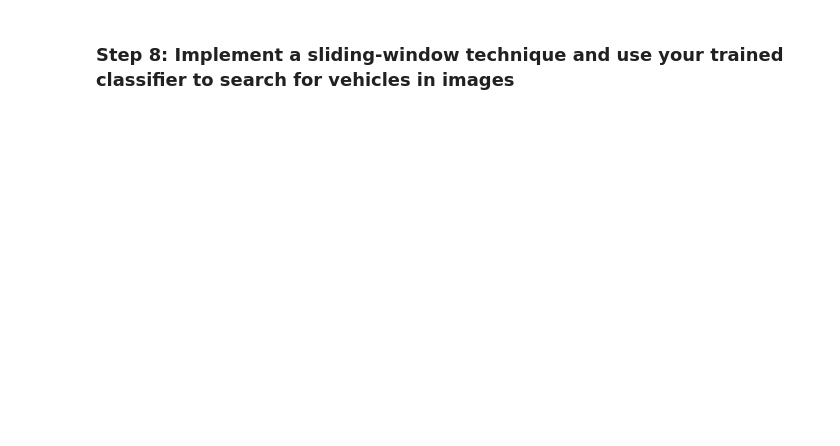
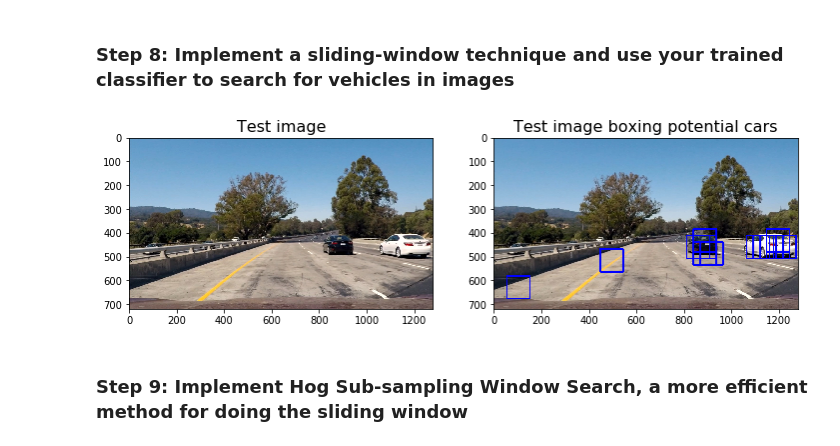
Before and after one commit to miguelangel/sdcnd--07_vehicle-detection-and-tracking, a Jupyter notebook: vehicle_detection_and_tracking.ipynb, the cells around one changed output. Drawn from its saved outputs; the diff is of its cells as text; code cells hidden in the pictures; blank space fills up the shorter version.

```diff
--- a/vehicle_detection_and_tracking.ipynb
+++ b/vehicle_detection_and_tracking.ipynb
@@ -348,7 +385,7 @@ Features variance after normalization: 1.00
 svc = LinearSVC()
 
 # Parameters
-parameters = {'C':[0.1, 1, 10]}
+parameters = {'C':[0.01, 0.05, 0.1]}
 
 # Check the training time for the SVC
 t=time.time()
@@ -487,0 +518,29 @@ image = mpimg.imread('./test_images/test1.jpg')
+# %%
+# Test our sliding-window technique on a sample image
+img = mpimg.imread('./test_images/test1.jpg')
+draw_img = np.copy(img)
+
+# The following line is only needed when training
+# is performed with .png images (scaled 0 to 1 by mpimg)
+# and the test image is a .jpg (scaled 0 to 255)
+img = img.astype(np.float32)/255
+
+# Create windows where to search
+windows = slide_window(img, x_start_stop=[None, None], y_start_stop=y_start_stop,
+                    xy_window=(96, 96), xy_overlap=(0.7, 0.7))
+
+# Search windows where cars have been found
+hot_windows = search_windows(img, windows, clf, X_scaler, conv=conv, orient=orient,
+                pix_per_cell=pix_per_cell, cell_per_block=cell_per_block, hog_channel=hog_channel,
+                spatial_size=spatial_size, hist_bins=hist_bins, hist_range=hist_range,
+                spatial_feat=spatial_feat, hist_feat=hist_feat, hog_feat=hog_feat)
+
+# Draw boxes on those windows
+window_img = draw_boxes(draw_img, hot_windows, color=(0, 0, 255), thick=6)
+
+# Plot results
+plt_images(img, 'Test image', window_img, 'Test image boxing potential cars')
+# %% [output]
+[figure, added]
+# %% [markdown]
+### Step 9: Implement Hog Sub-sampling Window Search, a more efficient method for doing the sliding window
```
Also changed, not shown: parts of 22 cells of this notebook.
